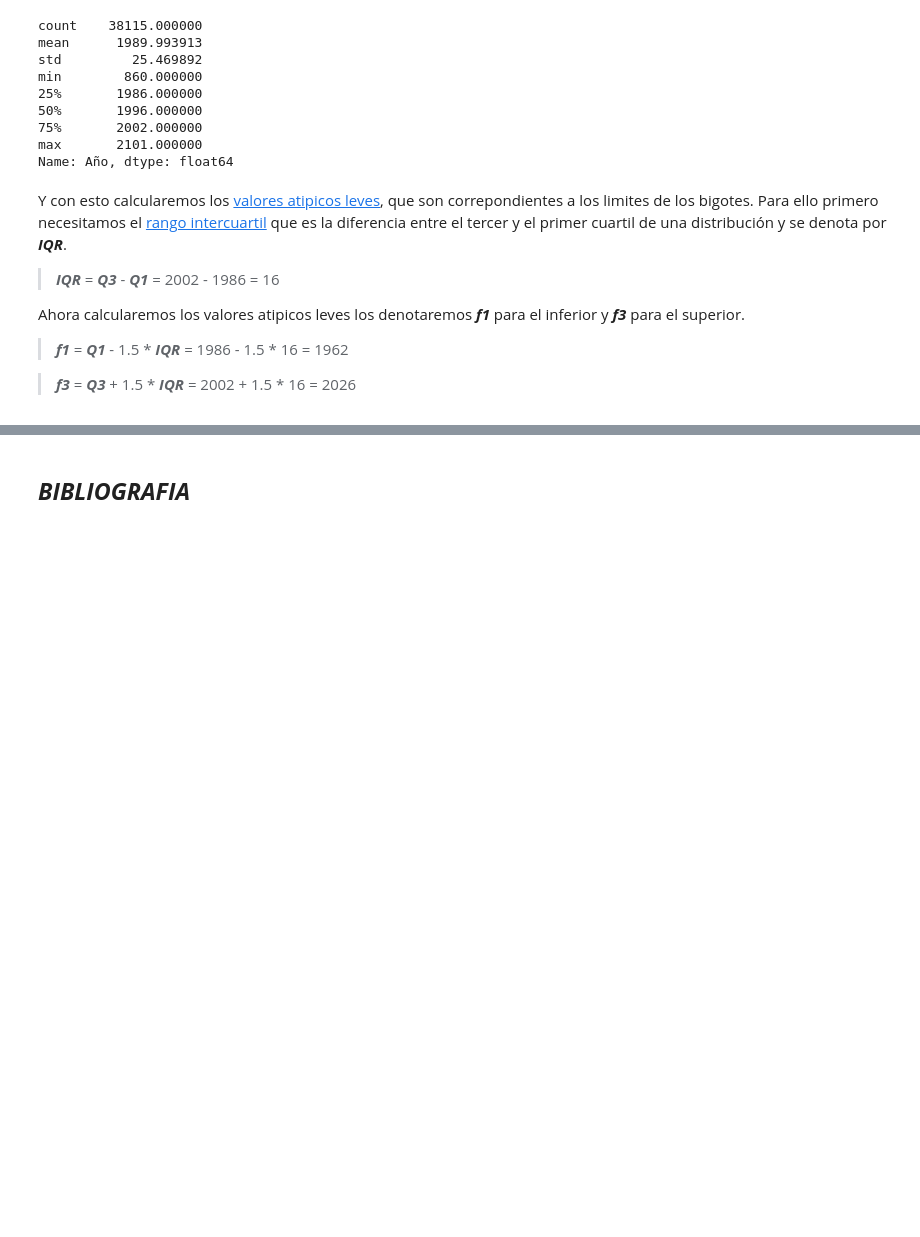
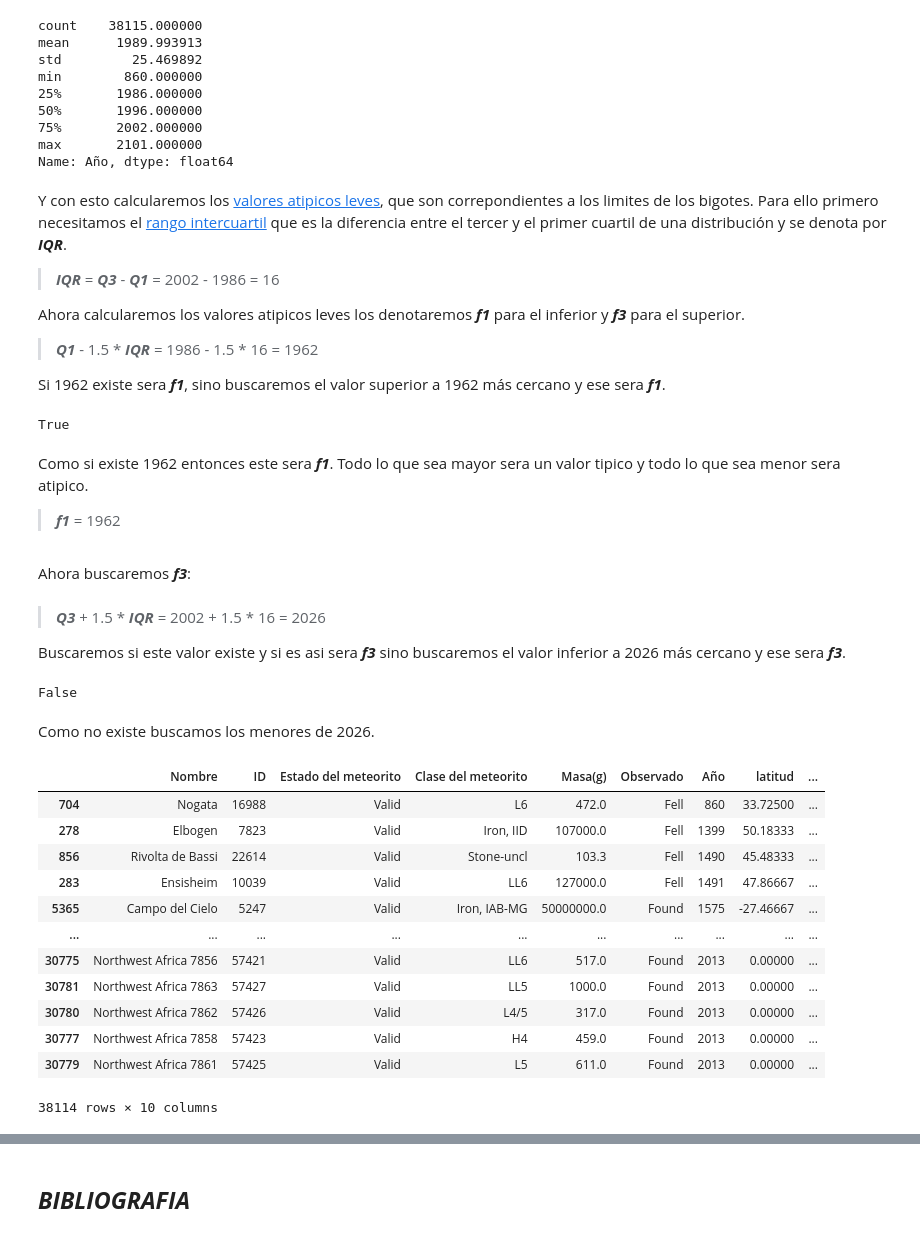
Before and after one commit to gbullido/Analisis-sobre-Dataset-Meteorite-Landings, a Jupyter notebook: Analisis_sobre_Dataset_de_meteoritos.ipynb, the cells around one changed output, grey strips where cells are left out. Saved outputs shown, nothing was run; the diff lists cells and outputs as text; code cells hidden in the pictures; blank space fills up the shorter version.

```diff
--- a/Analisis_sobre_Dataset_de_meteoritos.ipynb
+++ b/Analisis_sobre_Dataset_de_meteoritos.ipynb
@@ -532,6 +528,44 @@ Y con esto calcularemos los [valores atipicos leves](https://es.wikipedia.org/wi
 
 Ahora calcularemos los valores atipicos leves los denotaremos ***f1*** para el inferior y ***f3*** para el superior.
 
-> ***f1*** = ***Q1*** - 1.5 * ***IQR*** = 1986 - 1.5 * 16 = 1962
+> ***Q1*** - 1.5 * ***IQR*** = 1986 - 1.5 * 16 = 1962
 
-> ***f3*** = ***Q3*** + 1.5 * ***IQR*** = 2002 + 1.5 * 16 = 2026
+Si 1962 existe sera ***f1***, sino buscaremos el valor superior a 1962 más cercano y ese sera ***f1***.
+# %%
+1962 in df_Meteoritos.Año.values #Comprueba si el valor 1962 se encuentra en la columna Año, devuelve True si, sí.
+# %% [output]
+True
+# %% [markdown]
+Como si existe 1962 entonces este sera ***f1***. Todo lo que sea mayor sera un valor tipico y todo lo que sea menor sera atipico.
+
+
+
+> ***f1*** = 1962
+# %% [markdown]
+Ahora buscaremos ***f3***:
+# %% [markdown]
+> ***Q3*** + 1.5 * ***IQR*** = 2002 + 1.5 * 16 = 2026
+
+Buscaremos si este valor existe y si es asi sera ***f3*** sino buscaremos el valor inferior a 2026 más cercano y ese sera ***f3***.
+# %%
+2026 in df_Meteoritos.Año.values
+# %% [output]
+False
+# %% [markdown]
+Como no existe buscamos los menores de 2026.
+# %%
+df_Meteoritos[df_Meteoritos['Año']<=2026].sort_values(['Año'])
+# %% [output]
+|  | Nombre | ID | Estado del meteorito | Clase del meteorito | Masa(g) | Observado | Año | latitud | ... |
+| 704 | Nogata | 16988 | Valid | L6 | 472.0 | Fell | 860 | 33.72500 | ... |
+| 278 | Elbogen | 7823 | Valid | Iron, IID | 107000.0 | Fell | 1399 | 50.18333 | ... |
+| 856 | Rivolta de Bassi | 22614 | Valid | Stone-uncl | 103.3 | Fell | 1490 | 45.48333 | ... |
+| 283 | Ensisheim | 10039 | Valid | LL6 | 127000.0 | Fell | 1491 | 47.86667 | ... |
+| 5365 | Campo del Cielo | 5247 | Valid | Iron, IAB-MG | 50000000.0 | Found | 1575 | -27.46667 | ... |
+| ... | ... | ... | ... | ... | ... | ... | ... | ... | ... |
+| 30775 | Northwest Africa 7856 | 57421 | Valid | LL6 | 517.0 | Found | 2013 | 0.00000 | ... |
+| 30781 | Northwest Africa 7863 | 57427 | Valid | LL5 | 1000.0 | Found | 2013 | 0.00000 | ... |
+| 30780 | Northwest Africa 7862 | 57426 | Valid | L4/5 | 317.0 | Found | 2013 | 0.00000 | ... |
+| 30777 | Northwest Africa 7858 | 57423 | Valid | H4 | 459.0 | Found | 2013 | 0.00000 | ... |
+| 30779 | Northwest Africa 7861 | 57425 | Valid | L5 | 611.0 | Found | 2013 | 0.00000 | ... |
+38114 rows × 10 columns
```
Also changed, not shown: parts of 10 cells of this notebook.
